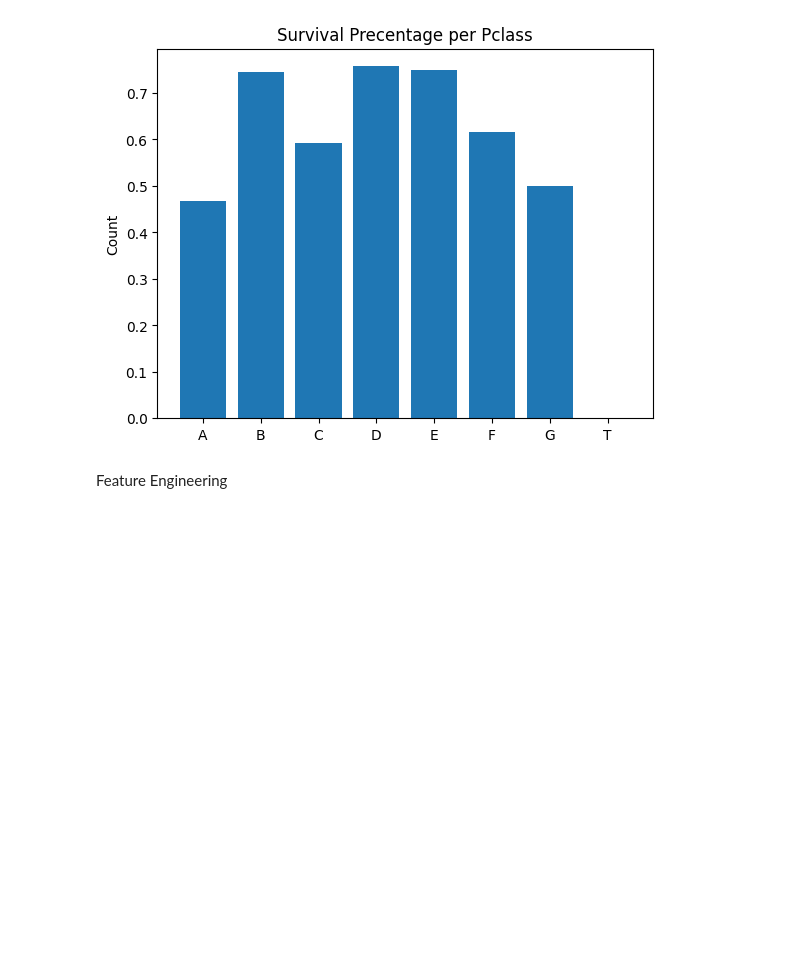
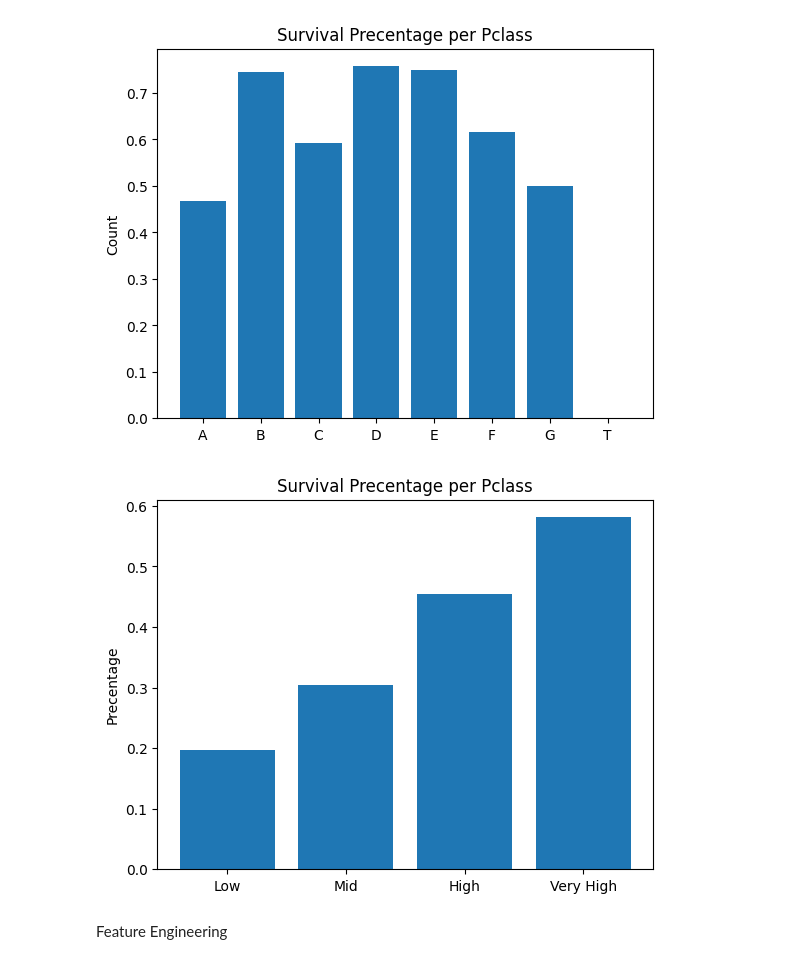
Before and after one commit to netakopel/Kaggle_Projects, a Jupyter notebook: Titanic_Kaggle.ipynb, the cells around one changed output. Cells and saved outputs as stored; diff of their text form; code cells hidden in the pictures; blank space fills up the shorter version.

```diff
--- a/Titanic_Kaggle.ipynb
+++ b/Titanic_Kaggle.ipynb
@@ -44,8 +44,8 @@ plt.show()
 # %% [output]
 [figure]
 # %%
-features_train["FamilySize"] = features_train["SibSp"] + features_train["Parch"]
-survived_by_family_size = features_train.groupby("FamilySize")["Survived"].mean()
+df_train["FamilySize"] = df_train["SibSp"] + df_train["Parch"]
+survived_by_family_size = df_train.groupby("FamilySize")["Survived"].mean()
 plt.bar(survived_by_family_size.index, survived_by_family_size.values)
 plt.title('Survival Precentage per Family Size')
 plt.ylabel('Precentage')
@@ -53,14 +53,23 @@ plt.show()
 # %% [output]
 [figure]
 # %%
-features_train['CabinFirstLetter'] = features_train['Cabin'].str[0]
-survived_by_cabin_first_letter = features_train.groupby('CabinFirstLetter')['Survived'].mean()
+df_train['CabinFirstLetter'] = df_train['Cabin'].str[0]
+survived_by_cabin_first_letter = df_train.groupby('CabinFirstLetter')['Survived'].mean()
 plt.bar(survived_by_cabin_first_letter.index, survived_by_cabin_first_letter.values)
 plt.title('Survival Precentage per Pclass')
 plt.ylabel('Precentage')
 plt.show()
 # %% [output]
 [figure]
+# %%
+df_train["FareBucket"] = pd.qcut(df_train["Fare"], q=4, labels=["Low", "Mid", "High", "Very High"])
+survived_by_fair_bucket = df_train.groupby('FareBucket')['Survived'].mean()
+plt.bar(survived_by_fair_bucket.index, survived_by_fair_bucket.values)
+plt.title('Survival Precentage per Pclass')
+plt.ylabel('Precentage')
+plt.show()
+# %% [output]
+[figure, added]
 # %% [markdown]
 Feature Engineering
 # %%
```
Also changed, not shown: parts of 4 cells of this notebook.
